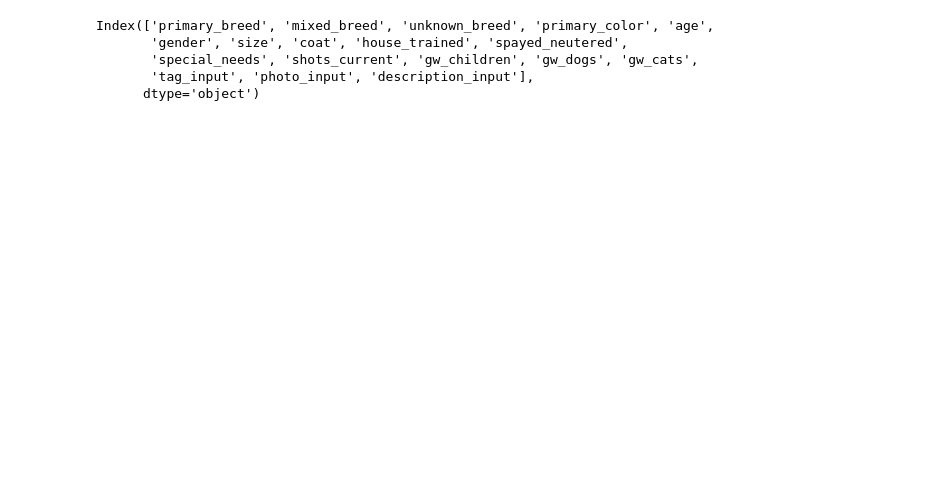
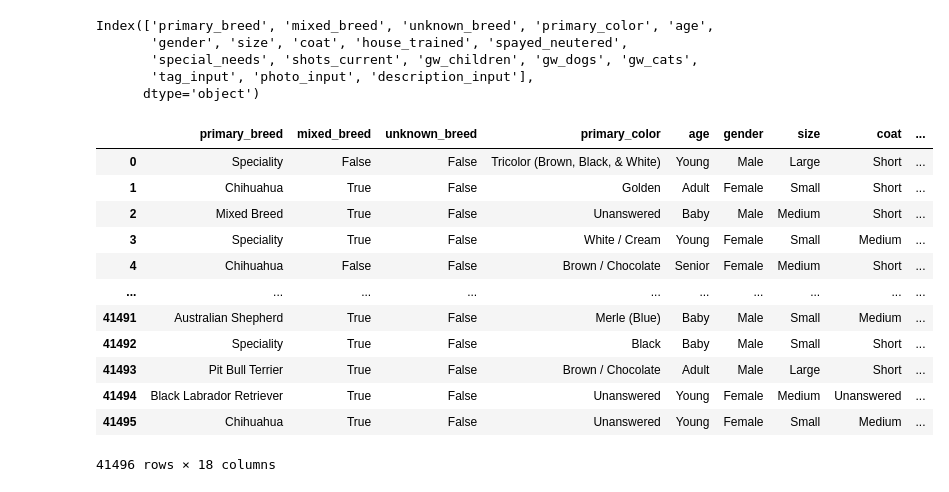
Before and after one commit to dakotajcollins/Adoption_ML, a Jupyter notebook: Model/Credit Risk Evaluator.ipynb, the cells around one changed output. Saved outputs shown, nothing was run; the diff lists cells and outputs as text; code cells hidden in the pictures; blank space fills up the shorter version.

```diff
--- a/Model/Credit Risk Evaluator.ipynb
+++ b/Model/Credit Risk Evaluator.ipynb
@@ -23,6 +45,22 @@ Index(['primary_breed', 'mixed_breed', 'unknown_breed', 'primary_color', 'age',
        'special_needs', 'shots_current', 'gw_children', 'gw_dogs', 'gw_cats',
        'tag_input', 'photo_input', 'description_input'],
       dtype='object')
+# %%
+X
+# %% [output]
+|  | primary_breed | mixed_breed | unknown_breed | primary_color | age | gender | size | coat | ... |
+| 0 | Speciality | False | False | Tricolor (Brown, Black, & White) | Young | Male | Large | Short | ... |
+| 1 | Chihuahua | True | False | Golden | Adult | Female | Small | Short | ... |
+| 2 | Mixed Breed | True | False | Unanswered | Baby | Male | Medium | Short | ... |
+| 3 | Speciality | True | False | White / Cream | Young | Female | Small | Medium | ... |
+| 4 | Chihuahua | False | False | Brown / Chocolate | Senior | Female | Medium | Short | ... |
+| ... | ... | ... | ... | ... | ... | ... | ... | ... | ... |
+| 41491 | Australian Shepherd | True | False | Merle (Blue) | Baby | Male | Small | Medium | ... |
+| 41492 | Speciality | True | False | Black | Baby | Male | Small | Short | ... |
+| 41493 | Pit Bull Terrier | True | False | Brown / Chocolate | Adult | Male | Large | Short | ... |
+| 41494 | Black Labrador Retriever | True | False | Unanswered | Young | Female | Medium | Unanswered | ... |
+| 41495 | Chihuahua | True | False | Unanswered | Young | Female | Small | Medium | ... |
+41496 rows × 18 columns
 # %%
 X_dummies = pd.get_dummies(X)
 print(X_dummies.columns)
```
Also changed, not shown: parts of 21 cells of this notebook.
